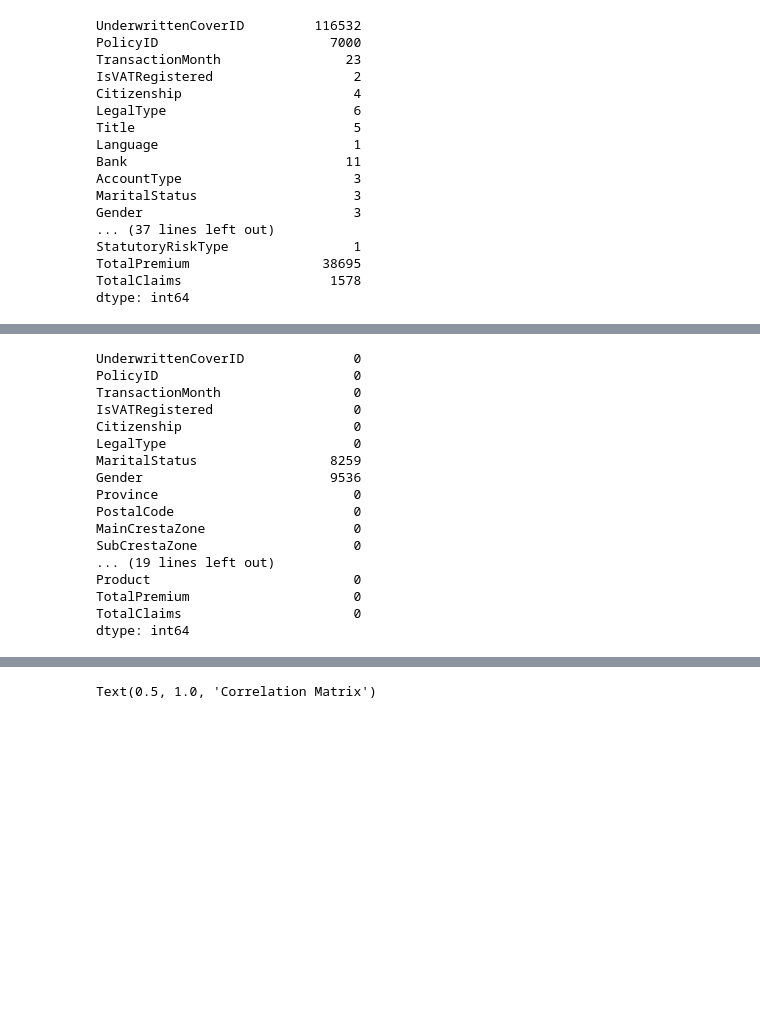
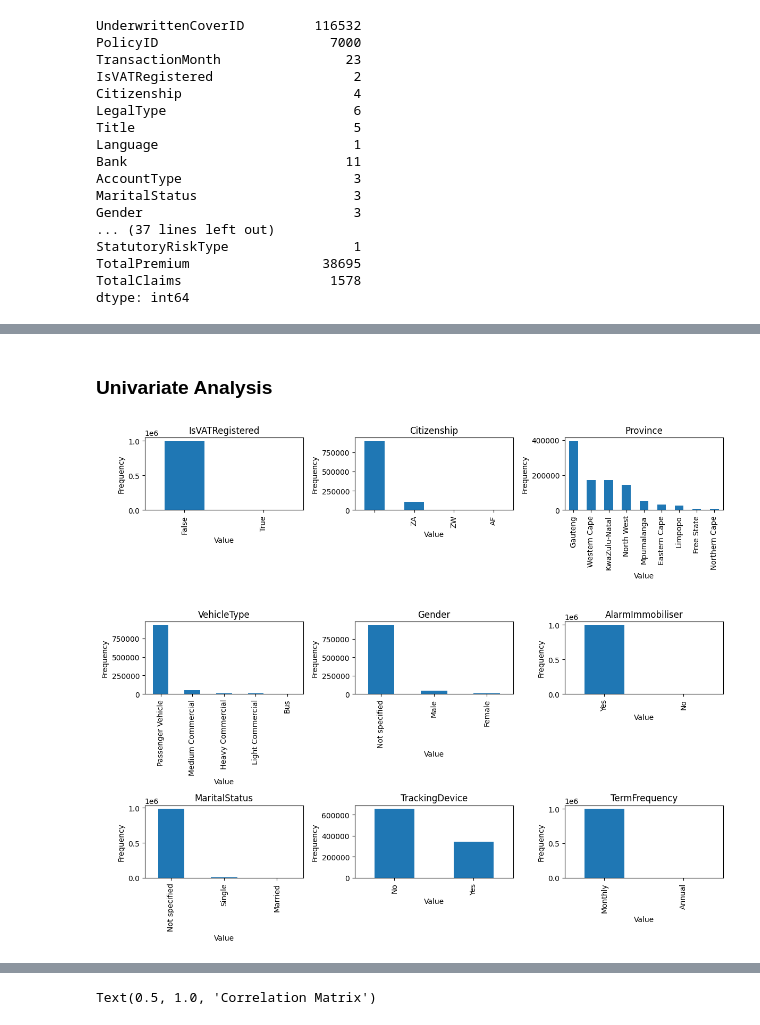
Before and after one commit to wastb/Car-Insurance-Predictive-Modelling, a Jupyter notebook: notebooks/task1.ipynb, the cells around one changed output, grey strips where cells are left out. Saved outputs shown, nothing was run; the diff lists cells and outputs as text; code cells hidden in the pictures; blank space fills up the shorter version.

Commit message:
"Bivariate Analysis Done"

```diff
--- a/notebooks/task1.ipynb
+++ b/notebooks/task1.ipynb
@@ -87,20 +87,0 @@ np.int64(1171)
-# %%
-df.isna().sum()
-# %% [output]
-UnderwrittenCoverID              0
-PolicyID                         0
-TransactionMonth                 0
-IsVATRegistered                  0
-Citizenship                      0
-LegalType                        0
-MaritalStatus                 8259
-Gender                        9536
-Province                         0
-PostalCode                       0
-MainCrestaZone                   0
-SubCrestaZone                    0
-... (19 lines left out)
-Product                          0
-TotalPremium                     0
-TotalClaims                      0
-dtype: int64
@@ -106,0 +93,7 @@ dtype: int64
+# %% [markdown]
+### Univariate Analysis
+# %%
+# Plot a barplot for categorical datas
+dp.categorical_plot_1()
+# %% [output]
+[figure, added]
```
Also changed, not shown: parts of 49 cells of this notebook, 2 other files.
